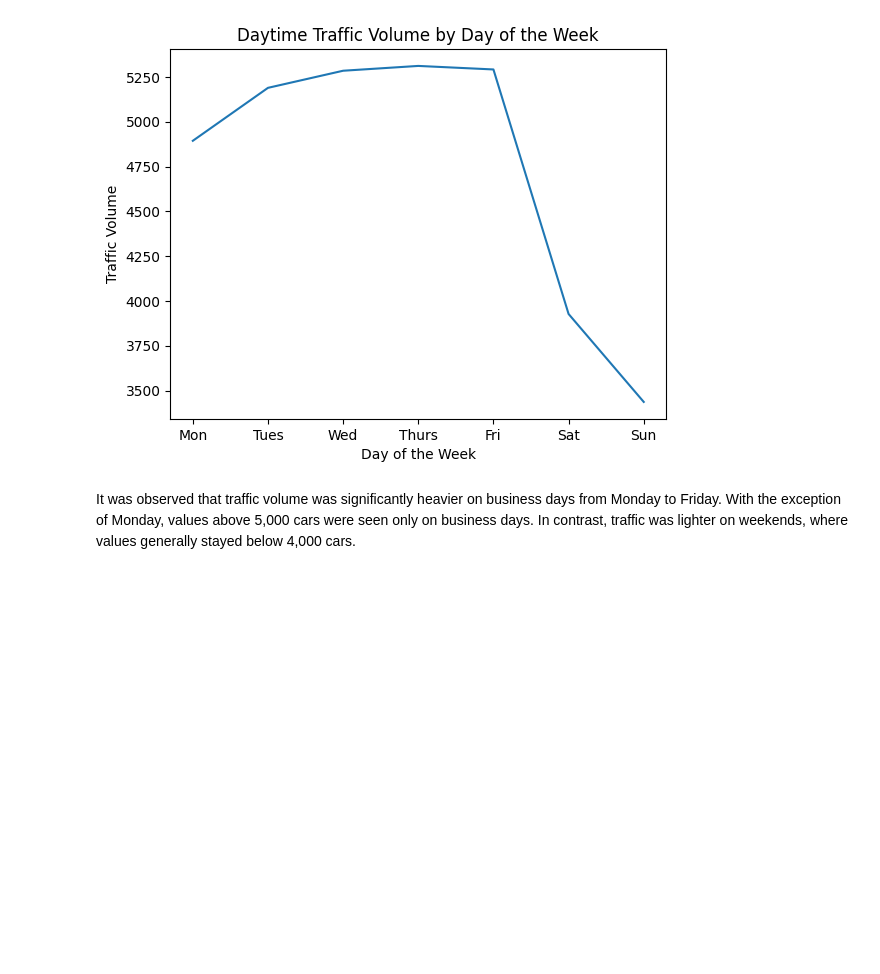
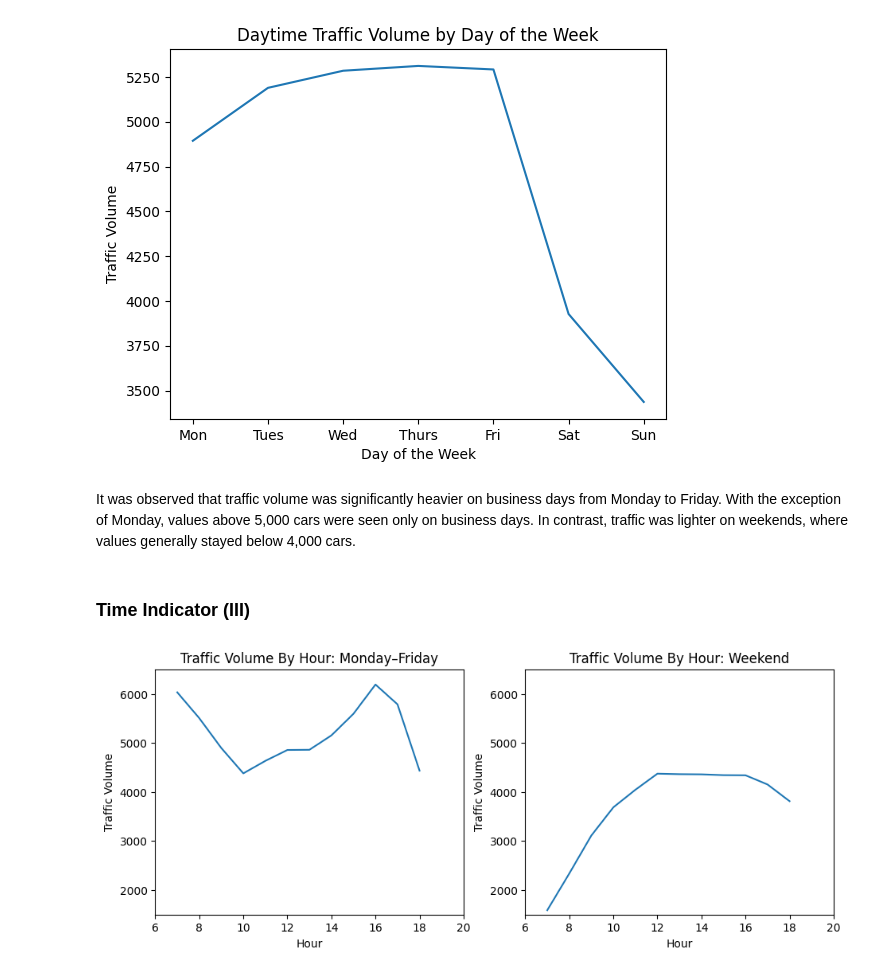
Before and after one commit to dilasha-ghimire/Finding-Heavy-Traffic-Indicators-on-I94, a Jupyter notebook: Basics.ipynb, the cells around one changed output. Cells and saved outputs as stored; diff of their text form; code cells hidden in the pictures; blank space fills up the shorter version.

Commit message:
feat: analyze weekday vs weekend traffic patterns

```diff
--- a/Basics.ipynb
+++ b/Basics.ipynb
@@ -244,3 +244,34 @@ plt.show()
 [figure]
 # %% [markdown]
 It was observed that traffic volume was significantly heavier on business days from Monday to Friday. With the exception of Monday, values above 5,000 cars were seen only on business days. In contrast, traffic was lighter on weekends, where values generally stayed below 4,000 cars.
+# %% [markdown]
+### Time Indicator (III)
+# %%
+day['hour'] = day['date_time'].dt.hour
+bussiness_days = day.copy()[day['dayofweek'] <= 4] # 4 == Friday
+weekend = day.copy()[day['dayofweek'] >= 5] # 5 = Saturday
+by_hour_business = bussiness_days.groupby('hour').mean(numeric_only=True)
+by_hour_weekend = weekend.groupby('hour').mean(numeric_only=True)
+
+
+plt.figure(figsize=(11,4))
+
+plt.subplot(1, 2, 1)
+by_hour_business['traffic_volume'].plot.line()
+plt.xlim(6,20)
+plt.ylim(1500,6500)
+plt.xlabel('Hour')
+plt.ylabel('Traffic Volume')
+plt.title('Traffic Volume By Hour: Monday–Friday')
+
+plt.subplot(1, 2, 2)
+by_hour_weekend['traffic_volume'].plot.line()
+plt.xlim(6,20)
+plt.ylim(1500,6500)
+plt.xlabel('Hour')
+plt.ylabel('Traffic Volume')
+plt.title('Traffic Volume By Hour: Weekend')
+
+plt.show()
+# %% [output]
+[figure, added]
```
Also changed, not shown: parts of 1 cell of this notebook.
